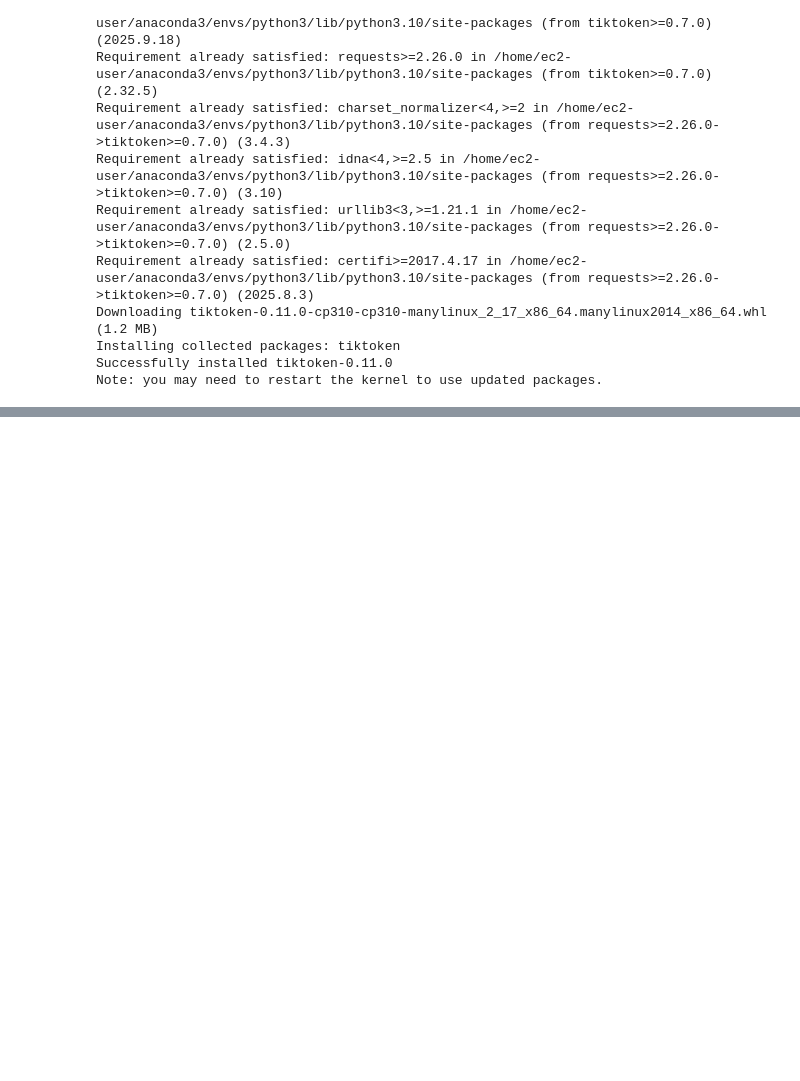
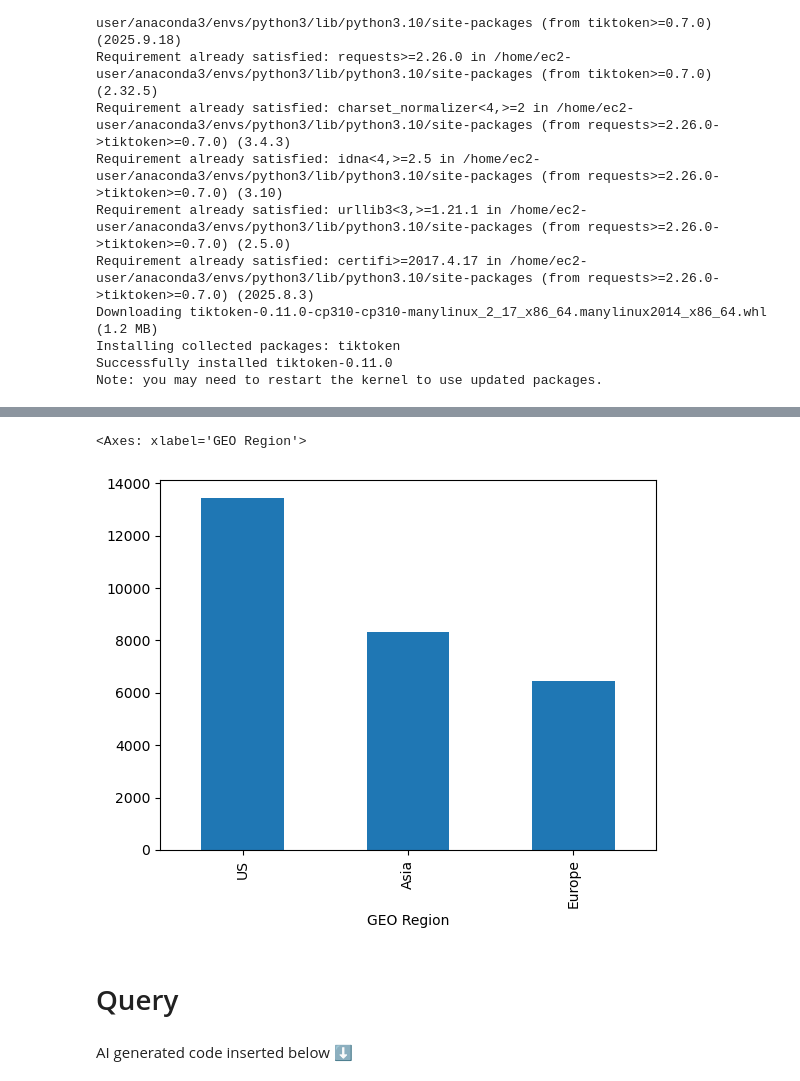
Before and after one commit to AberGA1824/IA340, a Jupyter notebook: MiniProject.ipynb, the cells around one changed output, grey strips where cells are left out. Drawn from its saved outputs; the diff is of its cells as text; code cells hidden in the pictures; blank space fills up the shorter version.

```diff
--- a/MiniProject.ipynb
+++ b/MiniProject.ipynb
@@ -188,0 +226,3 @@ Write a vidualization that shows the change in time of passangers from Asia
+# %%
+Region_Passanger=df.groupby('GEO Region')['Passenger Count'].count()
+Region_Passanger.head()
@@ -188,0 +237,12 @@ Write a vidualization that shows the change in time of passangers from Asia
+# %%
+Region_Passanger.nlargest(3).plot.bar()
+# %% [output]
+<Axes: xlabel='GEO Region'>
+[figure, added]
+# %% [markdown]
+# Query
+# %%
+%%ai gpt4 -f code
+Write a query for asian flights in 2025
+# %% [output]
+AI generated code inserted below ⬇️
```
Also changed, not shown: parts of 23 cells of this notebook.
